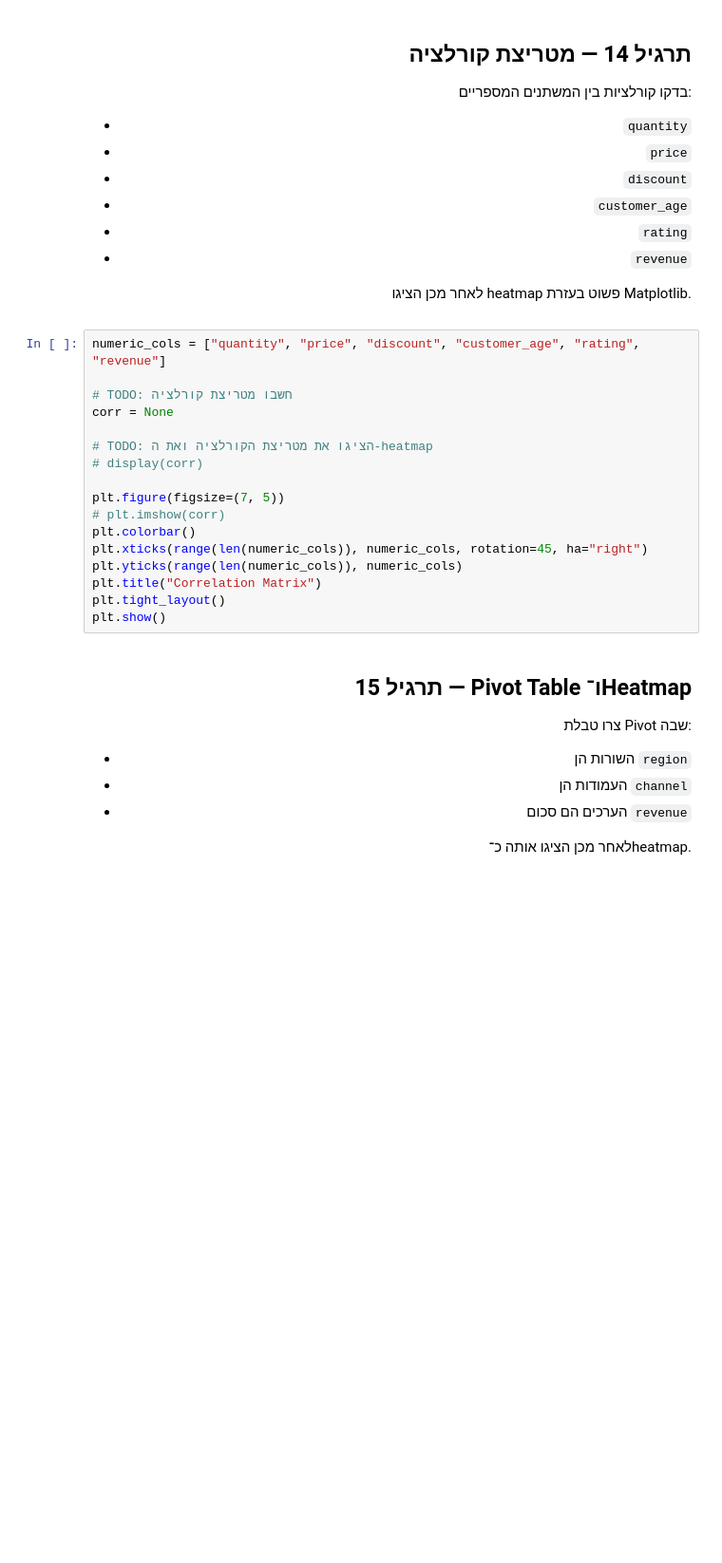
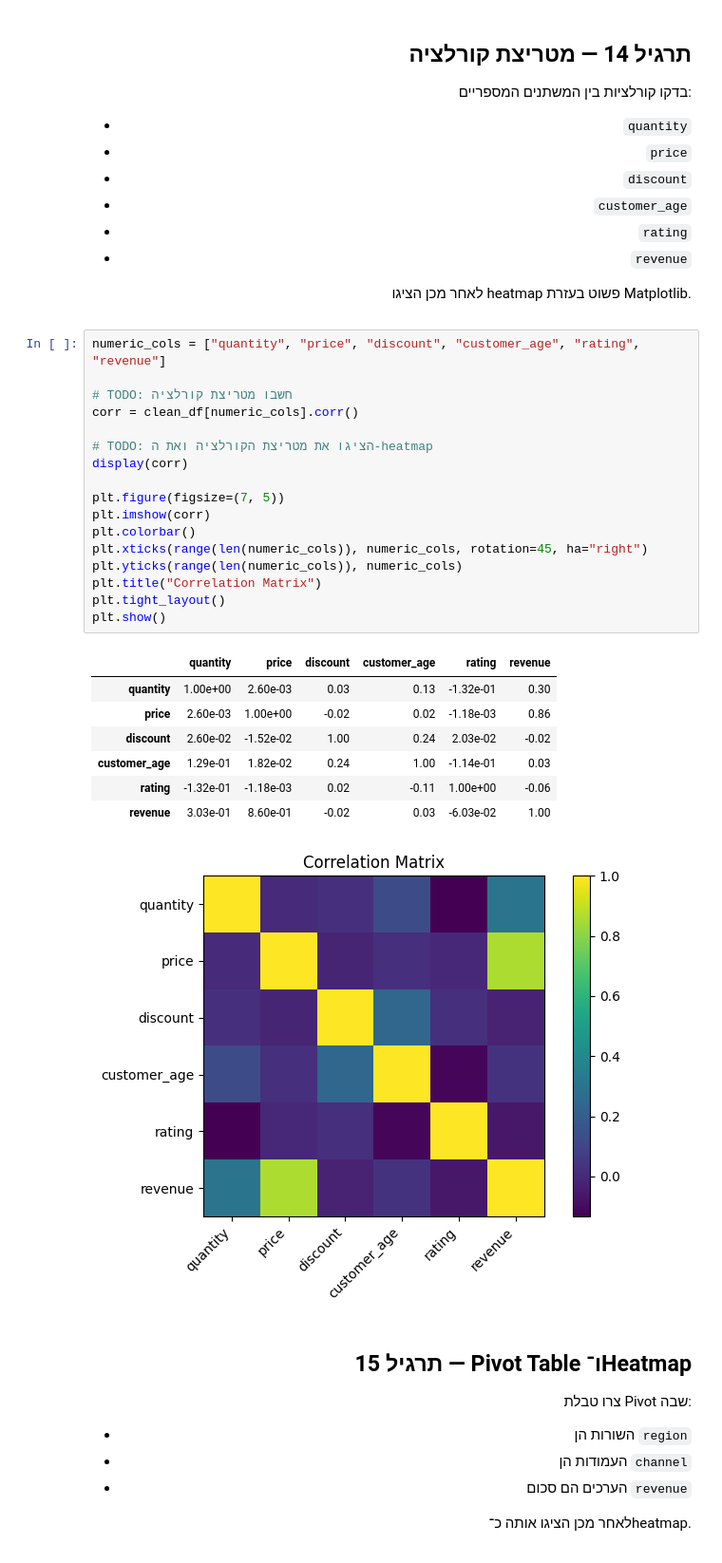
Before and after one commit to yahavLer/python-ai-engineer, a Jupyter notebook: tirgul/class4.ipynb, the cells around one changed output. Shown at 95% size. Cells and saved outputs as stored; diff of their text form; blank space fills up the shorter version.

```diff
--- a/tirgul/class4.ipynb
+++ b/tirgul/class4.ipynb
@@ -714,20 +910,29 @@ plt.show()
 # %%
 numeric_cols = ["quantity", "price", "discount", "customer_age", "rating", "revenue"]
 
 # TODO: חשבו מטריצת קורלציה
-corr = None
+corr = clean_df[numeric_cols].corr()
 
 # TODO: הציגו את מטריצת הקורלציה ואת ה-heatmap
-# display(corr)
+display(corr)
 
 plt.figure(figsize=(7, 5))
-# plt.imshow(corr)
+plt.imshow(corr)
 plt.colorbar()
 plt.xticks(range(len(numeric_cols)), numeric_cols, rotation=45, ha="right")
 plt.yticks(range(len(numeric_cols)), numeric_cols)
 plt.title("Correlation Matrix")
 plt.tight_layout()
 plt.show()
+# %% [output]
+|  | quantity | price | discount | customer_age | rating | revenue |
+| quantity | 1.00e+00 | 2.60e-03 | 0.03 | 0.13 | -1.32e-01 | 0.30 |
+| price | 2.60e-03 | 1.00e+00 | -0.02 | 0.02 | -1.18e-03 | 0.86 |
+| discount | 2.60e-02 | -1.52e-02 | 1.00 | 0.24 | 2.03e-02 | -0.02 |
+| customer_age | 1.29e-01 | 1.82e-02 | 0.24 | 1.00 | -1.14e-01 | 0.03 |
+| rating | -1.32e-01 | -1.18e-03 | 0.02 | -0.11 | 1.00e+00 | -0.06 |
+| revenue | 3.03e-01 | 8.60e-01 | -0.02 | 0.03 | -6.03e-02 | 1.00 |
+[figure, added]
 # %% [markdown]
 <div class="rtl" dir="rtl" style="direction: rtl; text-align: right;">
 
```
Also changed, not shown: parts of 20 cells of this notebook, 5 other files.
